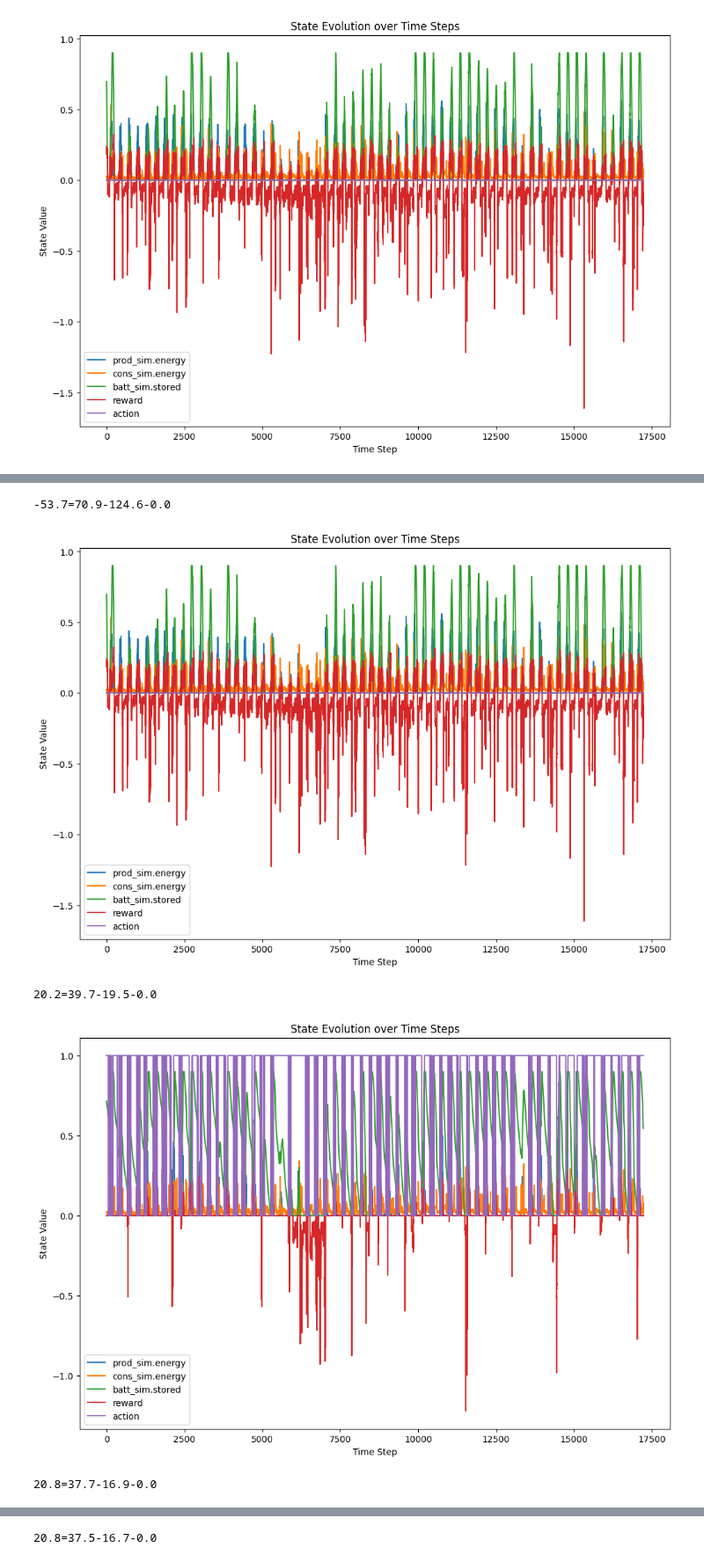
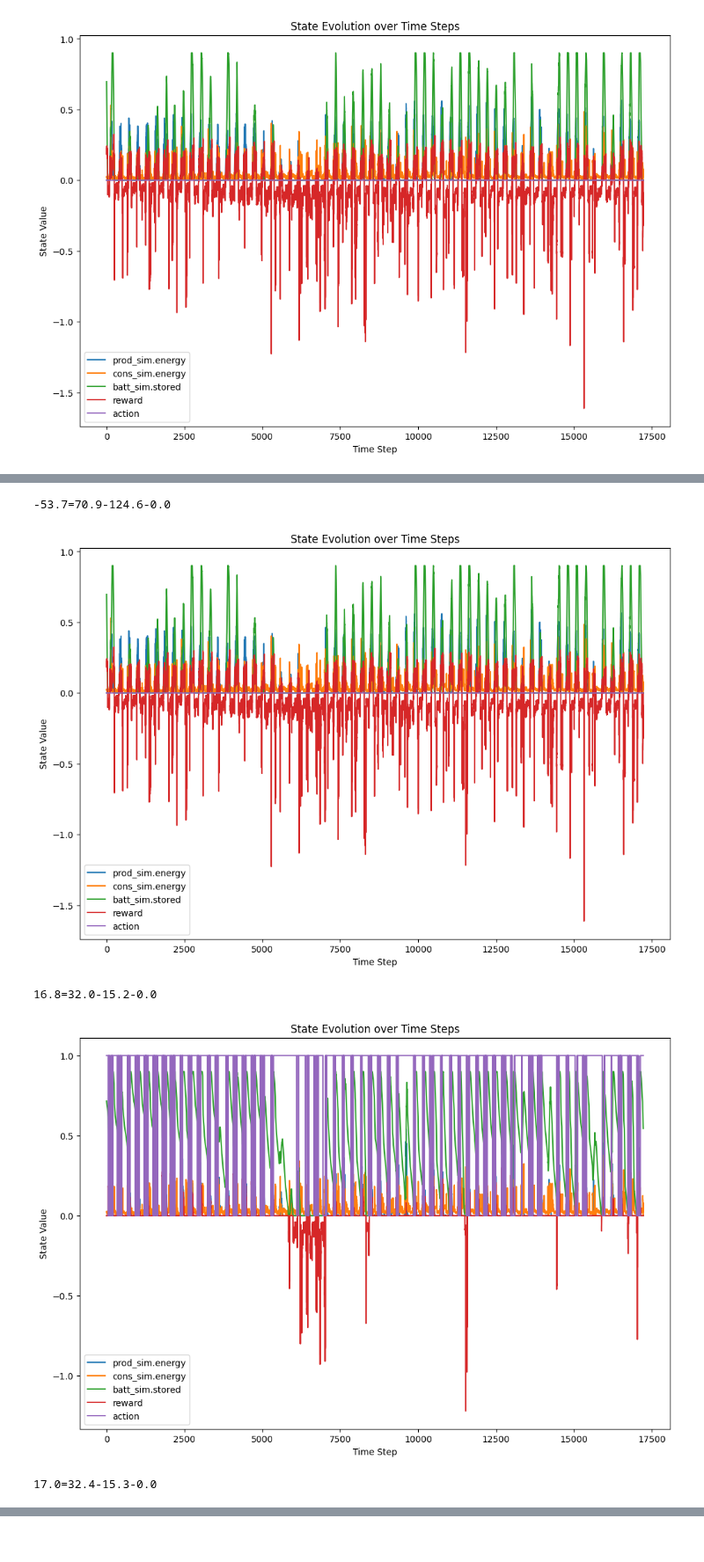
Before and after one commit to EmaR97/EnergyManagementRL, a Jupyter notebook: notebooks/02_model_training.ipynb, the cells around one changed output, grey strips where cells are left out. Shown at 88% size. Saved outputs shown, nothing was run; the diff lists cells and outputs as text; code cells hidden in the pictures.

```diff
--- a/notebooks/02_model_training.ipynb
+++ b/notebooks/02_model_training.ipynb
@@ -67,7 +67,7 @@ print(f"Data loading took {time.time() - start_time:.2f} seconds")
 
 # Initialize EnergySim
 start_time = time.time()
-p_sim = ProductionSimFromReal(
+p_sim = ProductionSimFromRealV2(
     power_series=production_w,
     optimal_power_series=optimal_production_w,
     weather_power_series=production_w_weather_dependent,
@@ -287,42 +289,42 @@ env.set_max_steps(full_period)
 latest_model = DQN.load(
     latest_model_path,
     # '../logs/dqn_1.0_0.05_200_l',
     env=env
 )
 
 best_model = DQN.load(
     best_model_path,
     # '../logs/dqn_1.0_0.05_200_b',
     env=env
 )
-best_all_time_model = DQN.load(
-    # '../logs/ppo_inverter.0.1.b',
-    # '../logs/ppo_inverter.1.2.b',
-    # "../logs/dqn_0.8_0.04_200_b",
-    # '../logs/dqn_1.0_0.05_200_b',
-    '../logs/dqn_1.0_0.06_200_l',
-    env=env
-)
+# best_all_time_model = DQN.load(
+#     # '../logs/ppo_inverter.0.1.b',
+#     # '../logs/ppo_inverter.1.2.b',
+#     # "../logs/dqn_0.8_0.04_200_b",
+#     # '../logs/dqn_1.0_0.05_200_b',
+#     '../logs/dqn_1.0_0.06_200_l',
+#     env=env
+# )
 for model_to_test in [
     ConservativeModel(),
     GreedyModel(),
     latest_model,
     best_model,
-    best_all_time_model
+    # best_all_time_model
 ]:
     _test_plot(
         env,
         model_to_test,
         full_period
         # week
         # month
         # day
     )
 # %% [output]
 6.8=21.6-14.8-0.0
 [figure]
 -53.7=70.9-124.6-0.0
 [figure]
-20.2=39.7-19.5-0.0
+16.8=32.0-15.2-0.0
-[figure, old version]
+[figure, new version]
-20.8=37.7-16.9-0.0
+17.0=32.4-15.3-0.0
@@ -330 +331,0 @@ for model_to_test in [
-20.8=37.5-16.7-0.0
```
Also changed, not shown: parts of 6 cells of this notebook, 3 other files.
